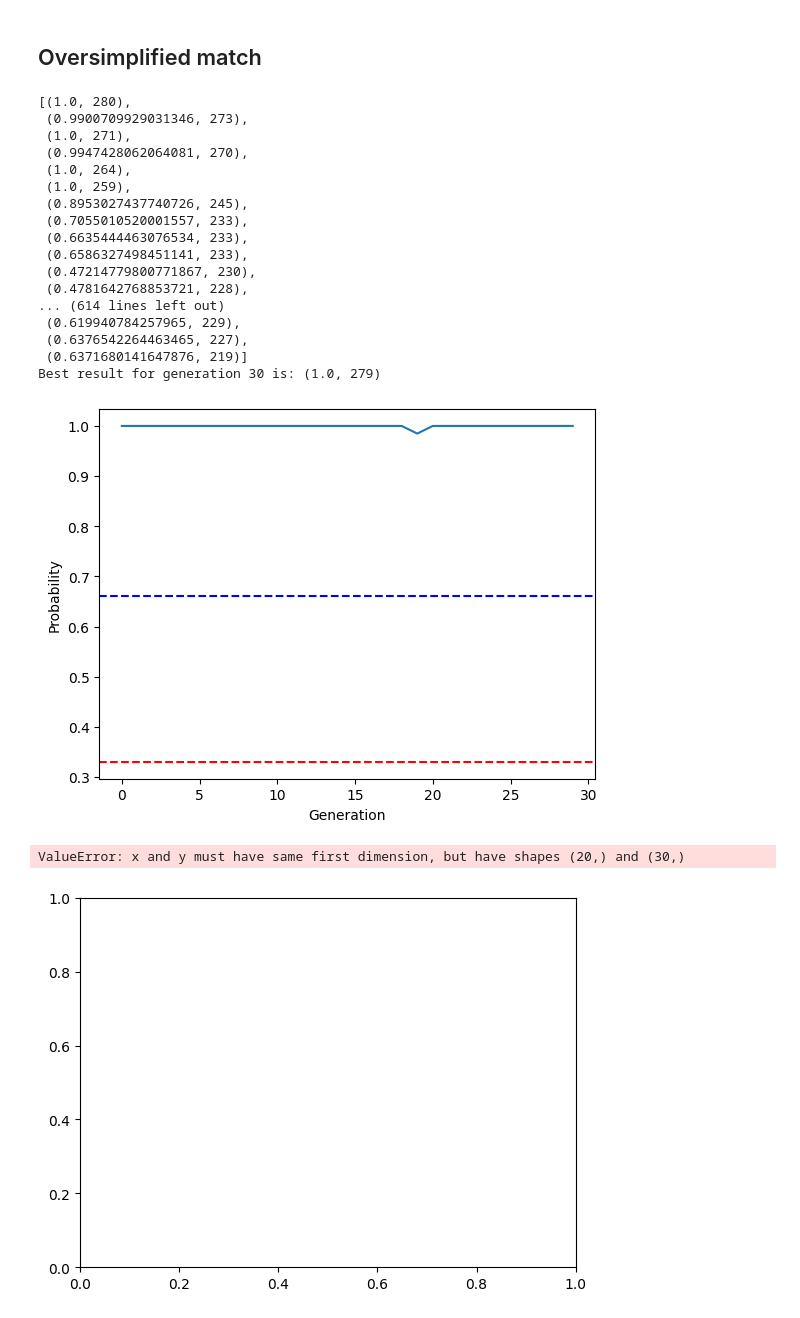
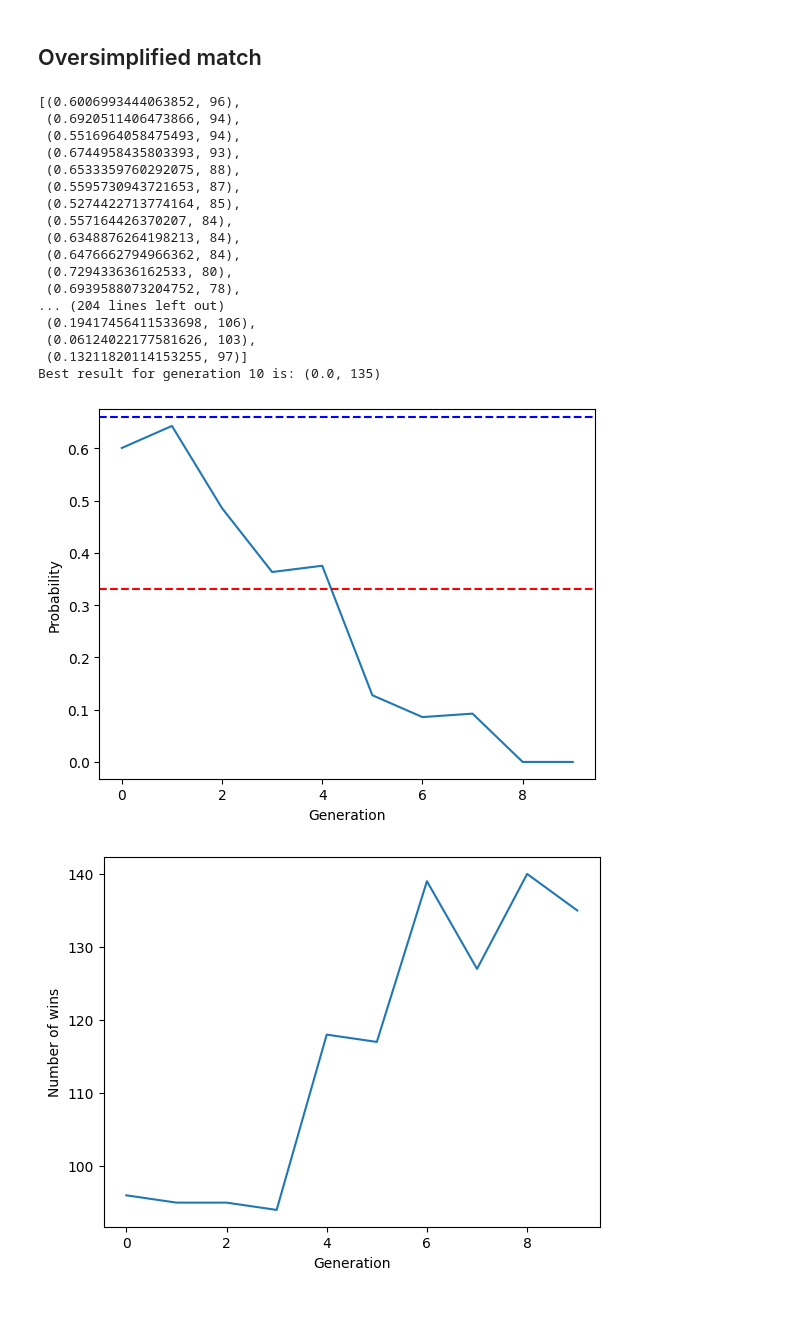
Before and after one commit to Nicocarad/ci23, a Jupyter notebook: Lab2/lab2-nim.ipynb, the cells around one changed output. Drawn from its saved outputs; the diff is of its cells as text; code cells hidden in the pictures.

```diff
--- a/Lab2/lab2-nim.ipynb
+++ b/Lab2/lab2-nim.ipynb
@@ -180,7 +184,7 @@ def evolved_strategy(genome: float) -> Callable:
 # %%
 def fitness(strategy: Callable) -> int:
     won = 0
-    opponent = (strategy, gabriele)
+    opponent = (strategy, optimal)
 
     for _ in range(NUM_MATCHES):
         nim = Nim(NUM_ROWS)
@@ -197,7 +201,7 @@ def fitness(strategy: Callable) -> int:
     return won  # return the number of matches won
 # %%
 λ = 20
-σ = 0.5
+σ = 0.1
 
 
 
@@ -205,17 +209,17 @@ def fitness(strategy: Callable) -> int:
 def generate_offsprings(offspring) -> list:
 
     offsprings = [np.clip(offspring + np.random.normal(0, σ), 0, 1) for _ in range(λ)]
-
+    offsprings.append(offspring)
 
     return offsprings
 # %%
 
 
-current_solution = 0.5
+current_solution = random.random()
 choosen_probability = list()
 solutions_list = list()
 stats = [0, 0]
-for n in range(600 // λ):
+for n in range(200 // λ):
     # offspring <- select λ random points mutating the current solution
     # print("Starting probability for generation", n+1, "is:", current_solution)
     offsprings = generate_offsprings(current_solution)
@@ -231,51 +235,50 @@ for n in range(600 // λ):
     pprint(evals)
 
 
     current_solution = evals[0][0]
     choosen_probability.append(current_solution)
     solutions_list.append(evals[0][1])
 
 
 
     print(f"Best result for generation {n+1} is:", evals[0])
 
 
 plt.plot(range(len(choosen_probability)), choosen_probability)
 plt.axhline(y=0.33, color='r', linestyle='--')
 plt.axhline(y=0.66, color='b', linestyle='--')
 plt.xlabel("Generation")
 plt.ylabel("Probability")
 plt.show()
 
-plt.plot(range(600 // λ ) ,solutions_list)
+plt.plot(range(200 // λ ) ,solutions_list)
 plt.xlabel("Generation")
 plt.ylabel("Number of wins")
 plt.show()
 
 
 
 
 
 
 # if state.k is None or o <= state.k
 # %% [output]
-[(1.0, 280),
- (0.9900709929031346, 273),
- (1.0, 271),
- (0.9947428062064081, 270),
- (1.0, 264),
- (1.0, 259),
- (0.8953027437740726, 245),
- (0.7055010520001557, 233),
- (0.6635444463076534, 233),
- (0.6586327498451141, 233),
- (0.47214779800771867, 230),
- (0.4781642768853721, 228),
-... (614 lines left out)
- (0.619940784257965, 229),
- (0.6376542264463465, 227),
- (0.6371680141647876, 219)]
-Best result for generation 30 is: (1.0, 279)
+[(0.6006993444063852, 96),
+ (0.6920511406473866, 94),
+ (0.5516964058475493, 94),
+ (0.6744958435803393, 93),
+ (0.6533359760292075, 88),
+ (0.5595730943721653, 87),
+ (0.5274422713774164, 85),
+ (0.557164426370207, 84),
+ (0.6348876264198213, 84),
+ (0.6476662794966362, 84),
+ (0.729433636162533, 80),
+ (0.6939588073204752, 78),
+... (204 lines left out)
+ (0.19417456411533698, 106),
+ (0.06124022177581626, 103),
+ (0.13211820114153255, 97)]
+Best result for generation 10 is: (0.0, 135)
-[figure, old version]
+[figure, new version]
-ValueError: x and y must have same first dimension, but have shapes (20,) and (30,)
-[figure, old version]
+[figure, new version]
```
Also changed, not shown: parts of 3 cells of this notebook.
